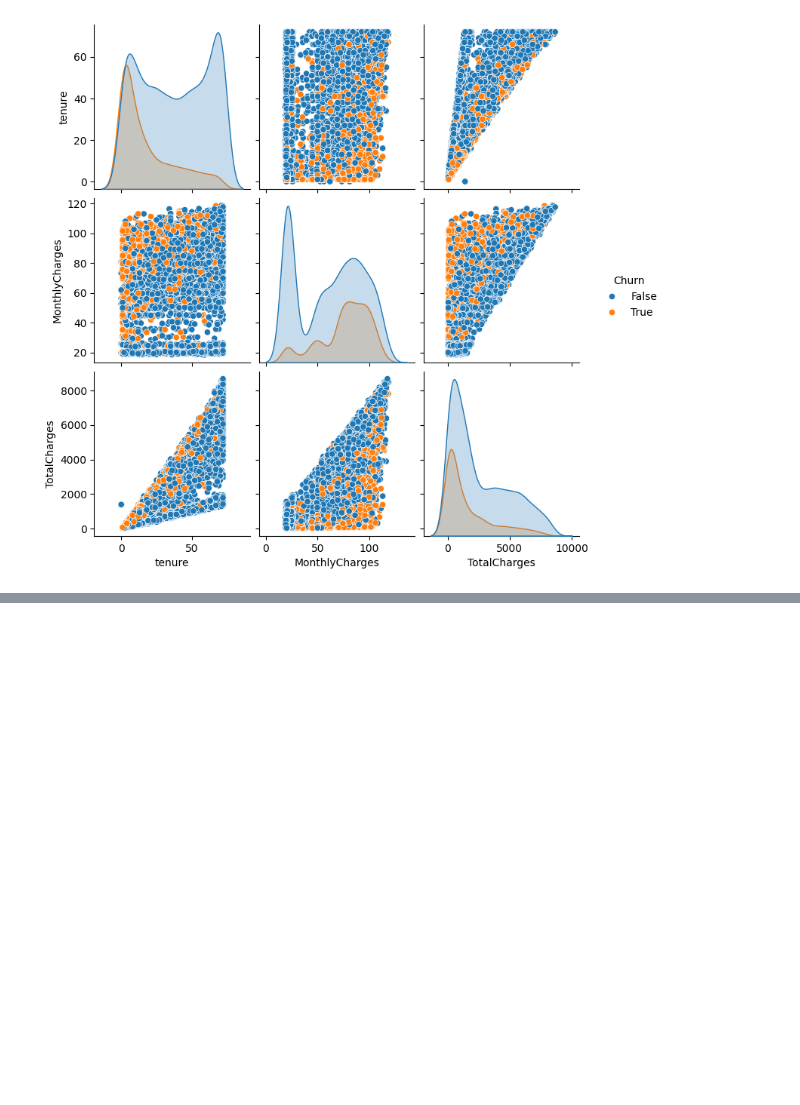
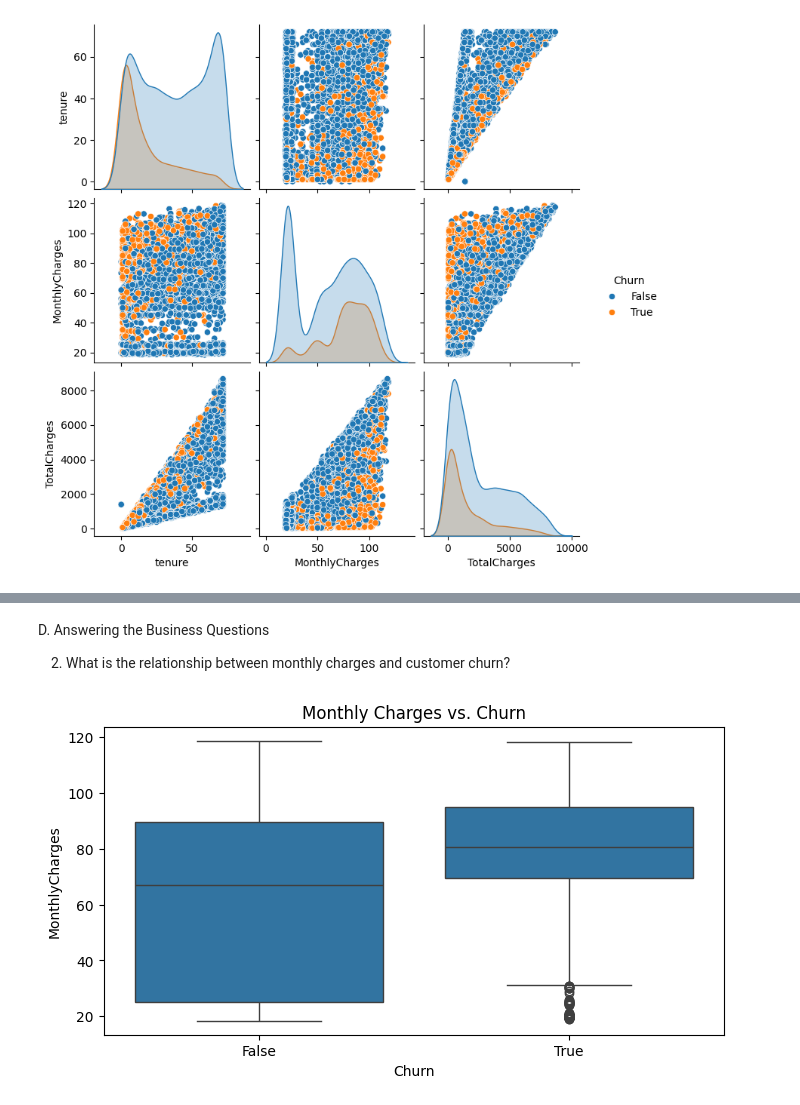
Before and after one commit to MillicentAgyir/LP2-Classification-Project, a Jupyter notebook: Notebooks/main.ipynb, the cells around one changed output, grey strips where cells are left out. Drawn from its saved outputs; the diff is of its cells as text; code cells hidden in the pictures; blank space fills up the shorter version.

```diff
--- a/Notebooks/main.ipynb
+++ b/Notebooks/main.ipynb
@@ -472,0 +492,12 @@ Key Insight from Pair Plot for Numerical Features:
+# %% [markdown]
+D. Answering the Business Questions
+
+2. What is the relationship between monthly charges and customer churn?
+# %%
+# Plot MonthlyCharges vs. Churn
+plt.figure(figsize=(8, 4))
+sns.boxplot(x='Churn', y='MonthlyCharges', data=data_combined)
+plt.title('Monthly Charges vs. Churn')
+plt.show()
+# %% [output]
+[figure, added]
```
Also changed, not shown: parts of 31 cells of this notebook, 3 other files.
